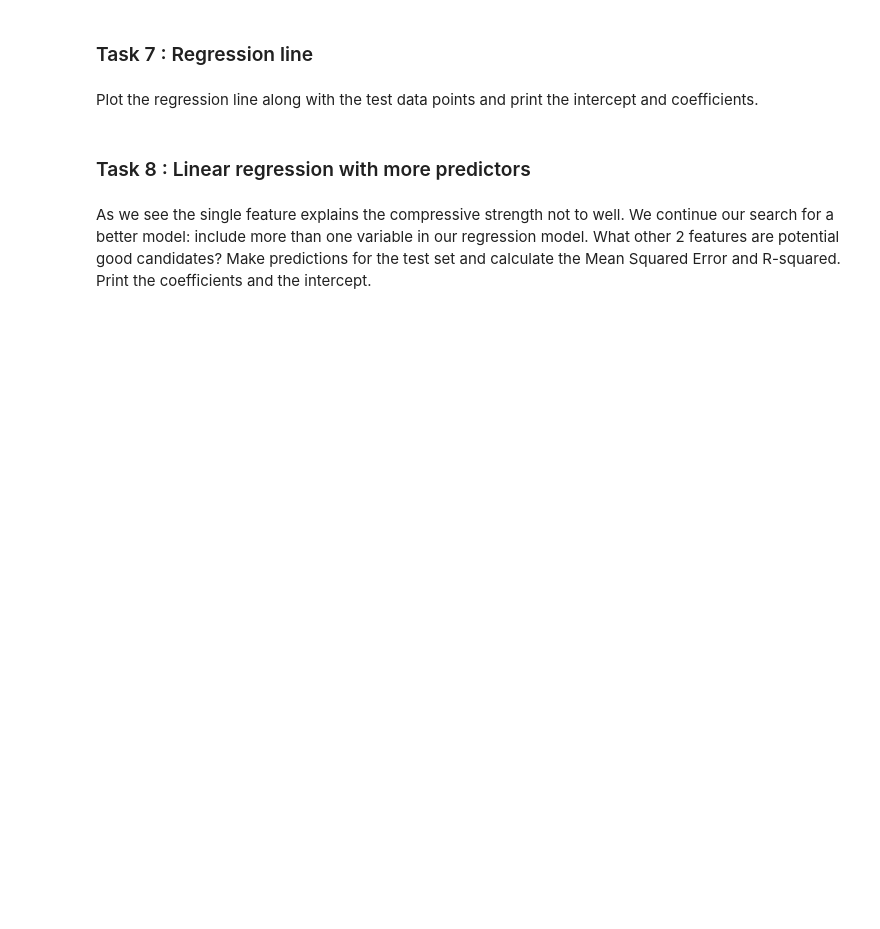
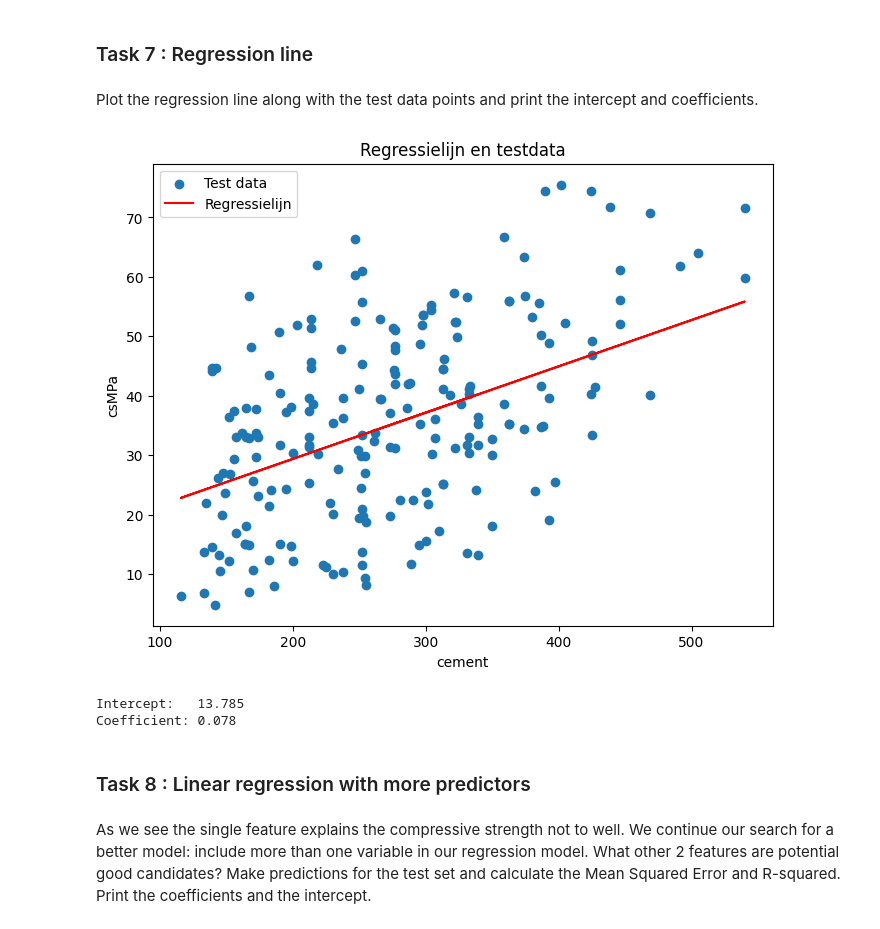
Before and after one commit to YuuneesIBH/KdG-DataScience2, a Jupyter notebook: Oefeningen/5- Machine Learning/05.06_EX.ipynb, the cells around one changed output. Cells and saved outputs as stored; diff of their text form; code cells hidden in the pictures; blank space fills up the shorter version.

Commit message:
Regressie wat verder bekeken

```diff
--- a/Oefeningen/5- Machine Learning/05.06_EX.ipynb
+++ b/Oefeningen/5- Machine Learning/05.06_EX.ipynb
@@ -33,3 +150,17 @@ for the observations in the test set.
 ### Task 6 : Validation
 # %% [markdown]
 Calculate and display the R-squared and Mean Squared Error (MSE) for the simple linear regression.
+# %%
+from validate_regression import evaluate_regression  # importeer de validatiefunctie
+
+# 2. Eenvoudige regressie uitvoeren (bijv. met 'cement')
+res = simple_linear_regression(
+    data,
+    feature="cement",
+    target="csMPa",
+    test_size=0.2,
+    random_state=42
+)
+
+# 3. Validatie: R² en MSE berekenen en tonen
+eval_results = evaluate_regression(res["y_test"], res["y_pred"])
@@ -37,6 +171,30 @@ Calculate and display the R-squared and Mean Squared Error (MSE) for the simple
 ### Task 7 : Regression line
 # %% [markdown]
 Plot the regression line along with the test data points and print the intercept and coefficients.
+# %%
+# 1. Haal zaken uit je resultaat-dict (uit simple_linear_regression)
+model   = res["model"]     # getraind LinearRegression-object
+X_test  = res["X_test"]    # DataFrame met test-kenmerken
+y_test  = res["y_test"]    # Series met werkelijke test-targets
+y_pred  = res["y_pred"]    # array met voorspellingen
+# %%
+# 2. Plot testdata als punten (scatter) en regressielijn
+plt.figure(figsize=(8, 6))                                     # figuur-grootte bepalen
+plt.scatter(X_test, y_test, label="Test data")                 # werkelijke waarden
+plt.plot(X_test, y_pred, color="red", label="Regressielijn")   # voorspelde lijn
+plt.xlabel(X_test.columns[0])                                  # x-as label (feature-naam)
+plt.ylabel("csMPa")                                            # y-as label (target)
+plt.title("Regressielijn en testdata")                         # titel plot
+plt.legend()                                                   # legenda tonen
+plt.show()                                                     # grafiek weergeven
+
+# 3. Print intercept en coefficient
+print(f"Intercept:   {model.intercept_:.3f}")  # b₀
+print(f"Coefficient: {model.coef_[0]:.3f}")    # b₁
+# %% [output]
+[figure, added]
+Intercept:   13.785
+Coefficient: 0.078
 # %% [markdown]
 ### Task 8 : Linear regression with more predictors
 # %% [markdown]
```
Also changed, not shown: parts of 10 cells of this notebook, 10 other files.
